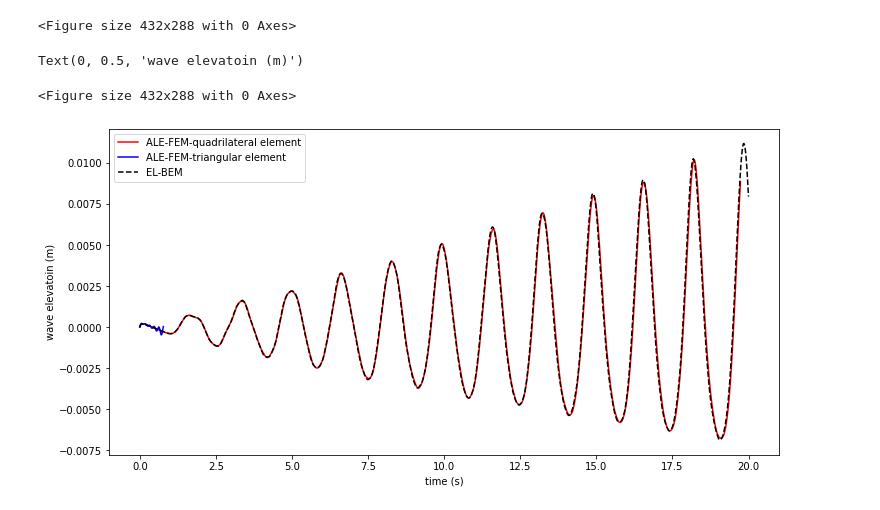
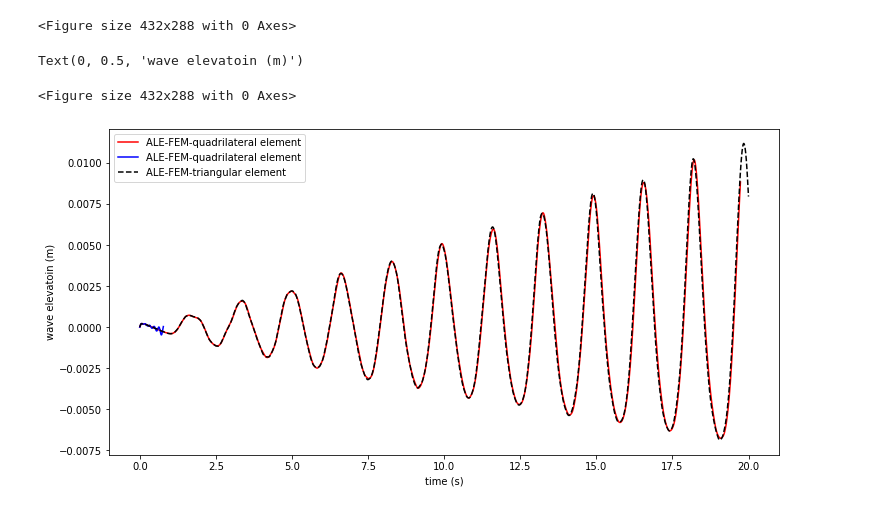
Before and after one commit to whtsao/Sloshing-ALE-FEM, a Jupyter notebook: verification.ipynb, the cells around one changed output. Cells and saved outputs as stored; diff of their text form; code cells hidden in the pictures.

```diff
--- a/verification.ipynb
+++ b/verification.ipynb
@@ -22,20 +22,20 @@ plt.ylabel('wave elevatoin (m)')
 IndexError: too many indices for array: array is 1-dimensional, but 2 were indexed
 <Figure size 432x288 with 0 Axes>
 # %%
-# plot wave elevation of a standing wave
+# plot wave elevation of a sloshing wave: ALE-FEM (quad) vs ALE-FEM (tri) vs EL-BEM
 import numpy as np
 from matplotlib import pyplot as plt
 wav_quad = np.loadtxt("wav_quad.dat", comments="#", delimiter=" ", unpack=False)
 wav_tri = np.loadtxt("wav_tri.dat", comments="#", delimiter=" ", unpack=False)
 wav_bem = np.loadtxt("wav_bem_10.dat", comments="#", delimiter=" ", unpack=False)
 
 plt.figure(1)
 plt.figure(figsize=(12,6))
 plt.plot(wav_quad[:,0],wav_quad[:,1],'-r',wav_tri[:,0],wav_tri[:,1],'-b',wav_bem[:,0],wav_bem[:,1],'--k')
-plt.legend(['ALE-FEM-quadrilateral element','ALE-FEM-triangular element','EL-BEM'])
+plt.legend(['ALE-FEM-quadrilateral element','ALE-FEM-quadrilateral element','ALE-FEM-triangular element','EL-BEM'])
 plt.xlabel('time (s)')
 plt.ylabel('wave elevatoin (m)')
 # %% [output]
 Text(0, 0.5, 'wave elevatoin (m)')
 <Figure size 432x288 with 0 Axes>
-[figure, old version]
+[figure, new version]
```
Also changed, not shown: parts of 2 cells of this notebook, 3 other files.
